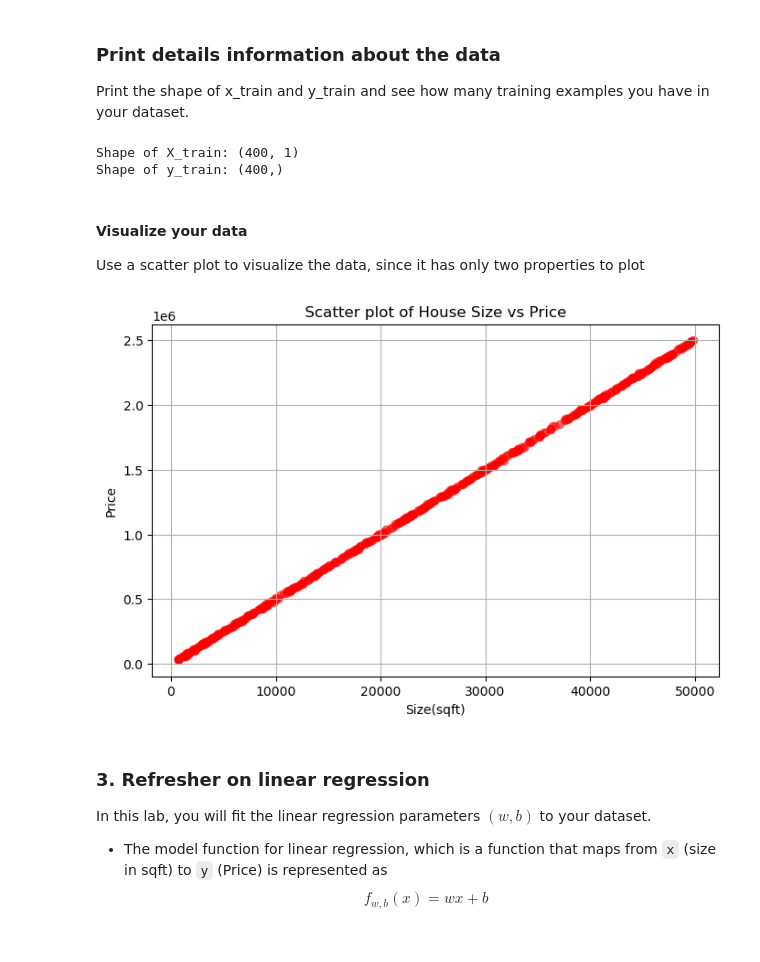
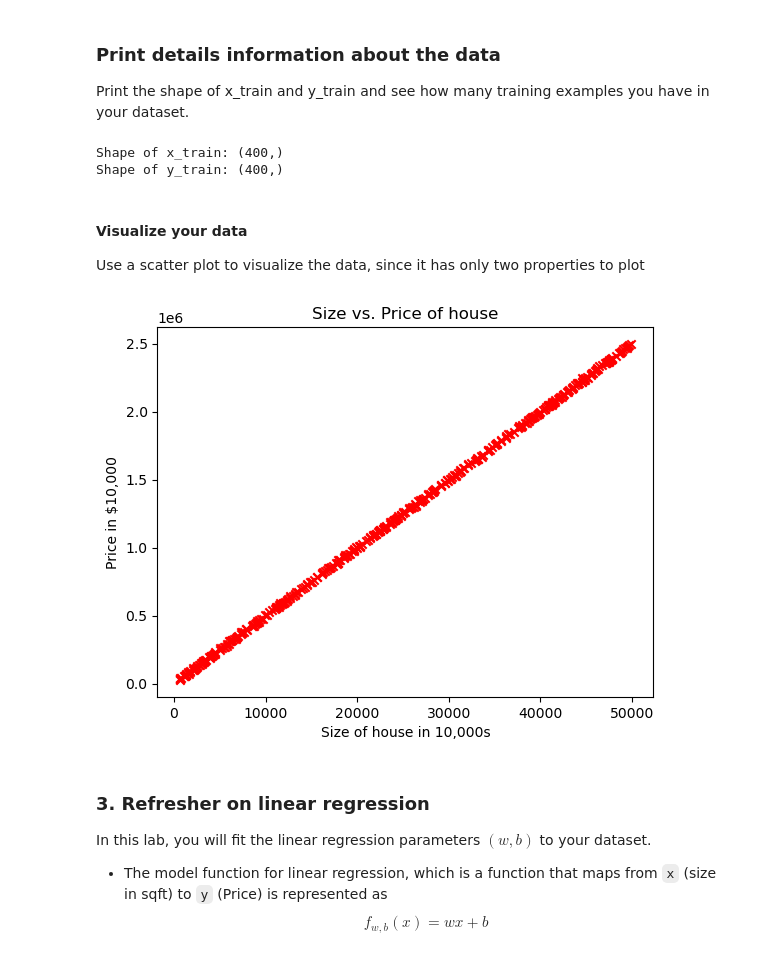
Before and after one commit to PAVANSEERAPU-DA/DATA-MINING-AND-MACHINE-LEARNING, a Jupyter notebook: 6/Lab_6.ipynb, the cells around one changed output. Cells and saved outputs as stored; diff of their text form; code cells hidden in the pictures.

```diff
--- a/6/Lab_6.ipynb
+++ b/6/Lab_6.ipynb
@@ -18,13 +18,17 @@ import math
 Import the house pricing dataset using pandas. Divide your imported dataset in training and testing sample
 # %%
 #Put your code here
+# Load the dataset
+data = pd.read_csv('housing_price_dataset.csv')
 
-file_path = "housing_price_dataset.csv"
-data = pd.read_csv(file_path)
+# Split the dataset into features (X) and labels (y)
+X = data['Size (sqft)'].values
+y = data['Price'].values
+
+# Split into training and testing sets (e.g., 80% training, 20% testing)
+m = len(X)
+train_size = int(0.8 * m)
+x_train = X[:train_size]
+y_train = y[:train_size]
+x_test = X[train_size:]
+y_test = y[train_size:]
-# %%
-from sklearn.model_selection import train_test_split
-
-# Split data into training and testing sets
-X = data.drop(columns=['Price'])  # Features
-y = data['Price']  # Target variable
-X_train, X_test, y_train, y_test = train_test_split(X, y, test_size=0.2, random_state=42)
@@ -84,11 +49,10 @@ Print the shape of x_train and y_train and see how many training examples you ha
 # %%
 #Put your code here
 
-# Print the shape of X_train and y_train
-print("\nShape of X_train:", X_train.shape)
+print("Shape of x_train:", x_train.shape)
 print("Shape of y_train:", y_train.shape)
 # %% [output]
-Shape of X_train: (400, 1)
+Shape of x_train: (400,)
 Shape of y_train: (400,)
 # %% [markdown]
 #### Visualize your data
@@ -96,15 +60,13 @@ Use a scatter plot to visualize the data, since it has only two properties to pl
 # %%
 #Put your code here
 
-plt.figure(figsize=(8,5))
-plt.scatter(data["Size (sqft)"], data["Price"], alpha=0.5, color="r")
-plt.xlabel("Size(sqft)")
-plt.ylabel("Price")
-plt.title(" Scatter plot of House Size vs Price ")
-plt.grid(True)
+plt.scatter(x_train, y_train, marker='x', c='r')
+plt.title("Size vs. Price of house")
+plt.ylabel('Price in $10,000')
+plt.xlabel('Size of house in 10,000s')
 plt.show()
 # %% [output]
-[figure, old version]
+[figure, new version]
 # %% [markdown]
 ### 3. Refresher on linear regression
 
```
Also changed, not shown: parts of 11 cells of this notebook.
